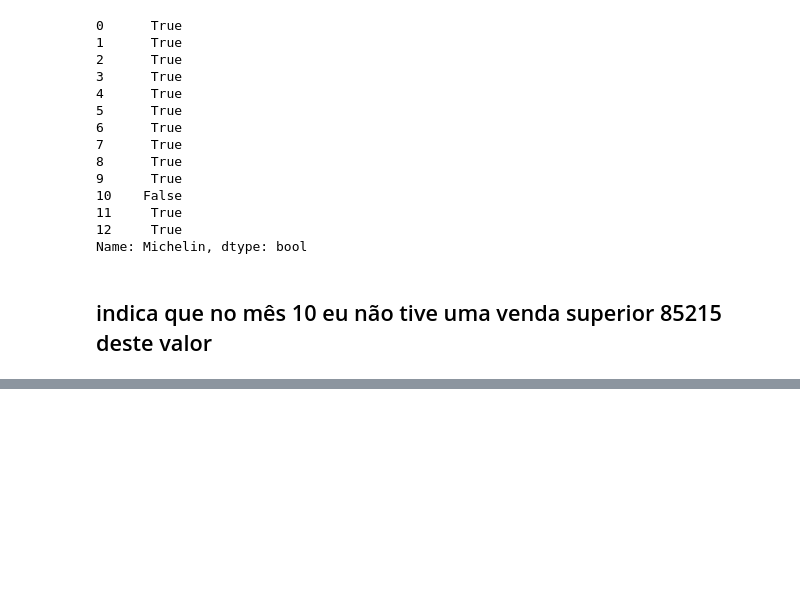
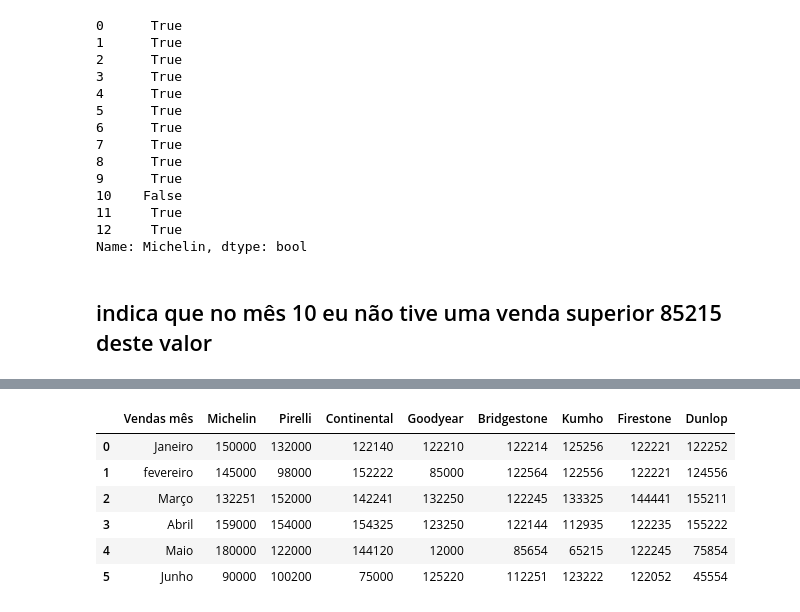
Before and after one commit to cleuber979/Analise_Dados_colab, a Jupyter notebook: Introdução_Pandas_02.ipynb, the cells around one changed output, grey strips where cells are left out. Drawn from its saved outputs; the diff is of its cells as text; code cells hidden in the pictures; blank space fills up the shorter version.

```diff
--- a/Introdução_Pandas_02.ipynb
+++ b/Introdução_Pandas_02.ipynb
@@ -123,0 +166,11 @@ Name: Michelin, dtype: bool
+# %%
+df.iloc[0:6]
+#quero trazer varias linhas da minha tabela ela traz da linha 0 a linha 6
+# %% [output]
+|  | Vendas mês | Michelin | Pirelli | Continental | Goodyear | Bridgestone | Kumho | Firestone | Dunlop |
+| 0 | Janeiro | 150000 | 132000 | 122140 | 122210 | 122214 | 125256 | 122221 | 122252 |
+| 1 | fevereiro | 145000 | 98000 | 152222 | 85000 | 122564 | 122556 | 122221 | 124556 |
+| 2 | Março | 132251 | 152000 | 142241 | 132250 | 122245 | 133325 | 144441 | 155211 |
+| 3 | Abril | 159000 | 154000 | 154325 | 123250 | 122144 | 112935 | 122235 | 155222 |
+| 4 | Maio | 180000 | 122000 | 144120 | 12000 | 85654 | 65215 | 122245 | 75854 |
+| 5 | Junho | 90000 | 100200 | 75000 | 125220 | 112251 | 123222 | 122052 | 45554 |
```
Also changed, not shown: parts of 4 cells of this notebook.
